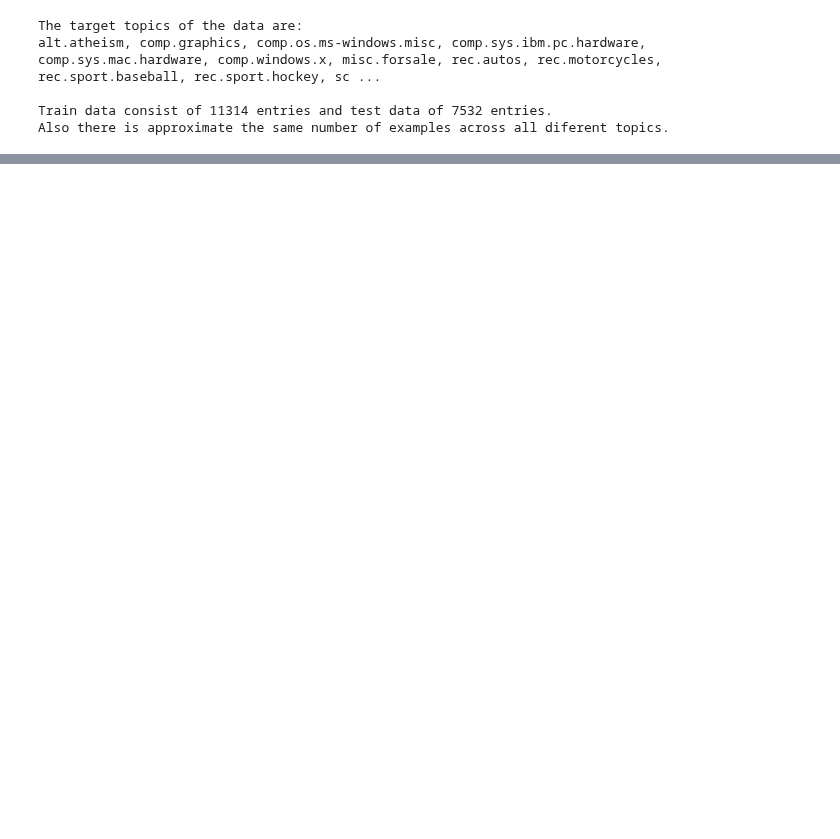
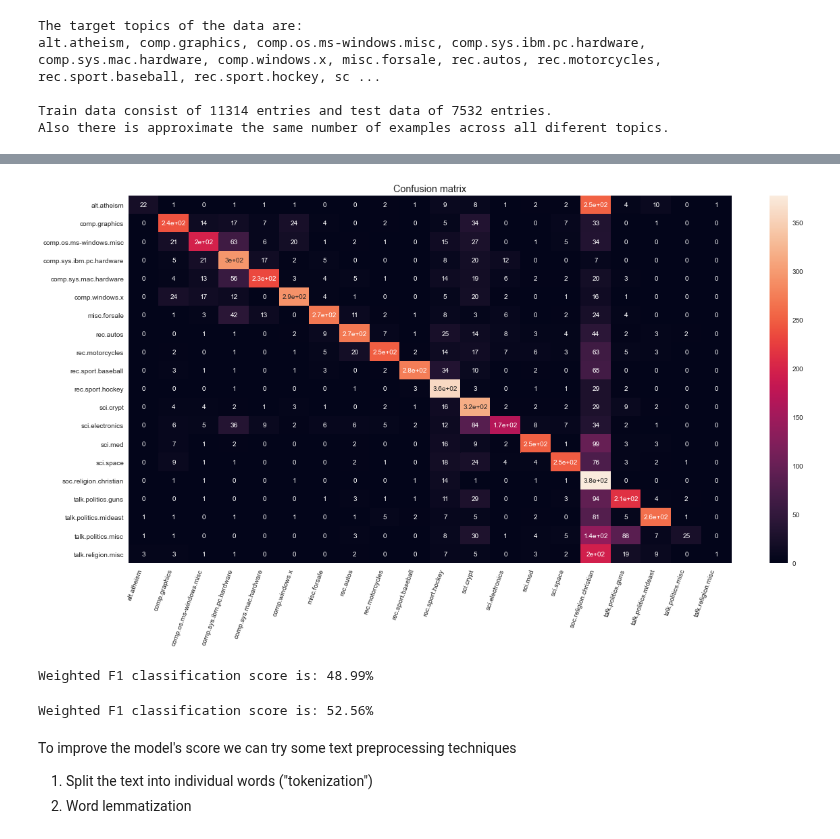
Before and after one commit to foukonana/MSc_MachineLearning_Asgmts, a Jupyter notebook: Assignments/Asgmt5_BayesianLearning/asgmt5_afoudouli.ipynb, the cells around one changed output, grey strips where cells are left out. Saved outputs shown, nothing was run; the diff lists cells and outputs as text; code cells hidden in the pictures; blank space fills up the shorter version.

Commit message:
added classic text processing with nltk

```diff
--- a/Assignments/Asgmt5_BayesianLearning/asgmt5_afoudouli.ipynb
+++ b/Assignments/Asgmt5_BayesianLearning/asgmt5_afoudouli.ipynb
@@ -52,0 +66,46 @@ classification_report(X_test.target, predictions, target_names=X_test.target_nam
+# %%
+confusion_data = confusion_matrix(X_test.target, predictions)
+# %%
+labels = X_test.target_names
+plt.figure(figsize=(20,10))
+ax = sns.heatmap(confusion_data, annot=True, annot_kws={'size':10})
+ax.set_xticklabels(labels, rotation=70, ha='right')
+ax.set_yticklabels(labels, rotation=0, ha='right')
+plt.title('Confusion matrix', fontsize='large')
+plt.show()
+# %% [output]
+[figure, added]
+# %%
+text_clf = Pipeline([('count_vectorizer', CountVectorizer()),
+                     ('tfidf_vectorizer', TfidfTransformer(use_idf=False)),
+                     ('clf', MultinomialNB())
+                    ])
+
+# fit the model
+text_clf.fit(X_train.data, X_train.target)
+
+# make predictions
+predictions = text_clf.predict(X_test.data)
+
+print(f"Weighted F1 classification score is: {round(f1_score(X_test.target, predictions, average='weighted')*100, 2)}%")
+# %% [output]
+Weighted F1 classification score is: 48.99%
+# %%
+text_clf = Pipeline([('count_vectorizer', CountVectorizer()),
+                     ('clf', MultinomialNB())
+                    ])
+
+# fit the model
+text_clf.fit(X_train.data, X_train.target)
+
+# make predictions
+predictions = text_clf.predict(X_test.data)
+
+print(f"Weighted F1 classification score is: {round(f1_score(X_test.target, predictions, average='weighted')*100, 2)}%")
+# %% [output]
+Weighted F1 classification score is: 52.56%
+# %% [markdown]
+To improve the model's score we can try some text preprocessing techniques
+
+1. Split the text into individual words ("tokenization")
+2. Word lemmatization
```
Also changed, not shown: parts of 14 cells of this notebook.
